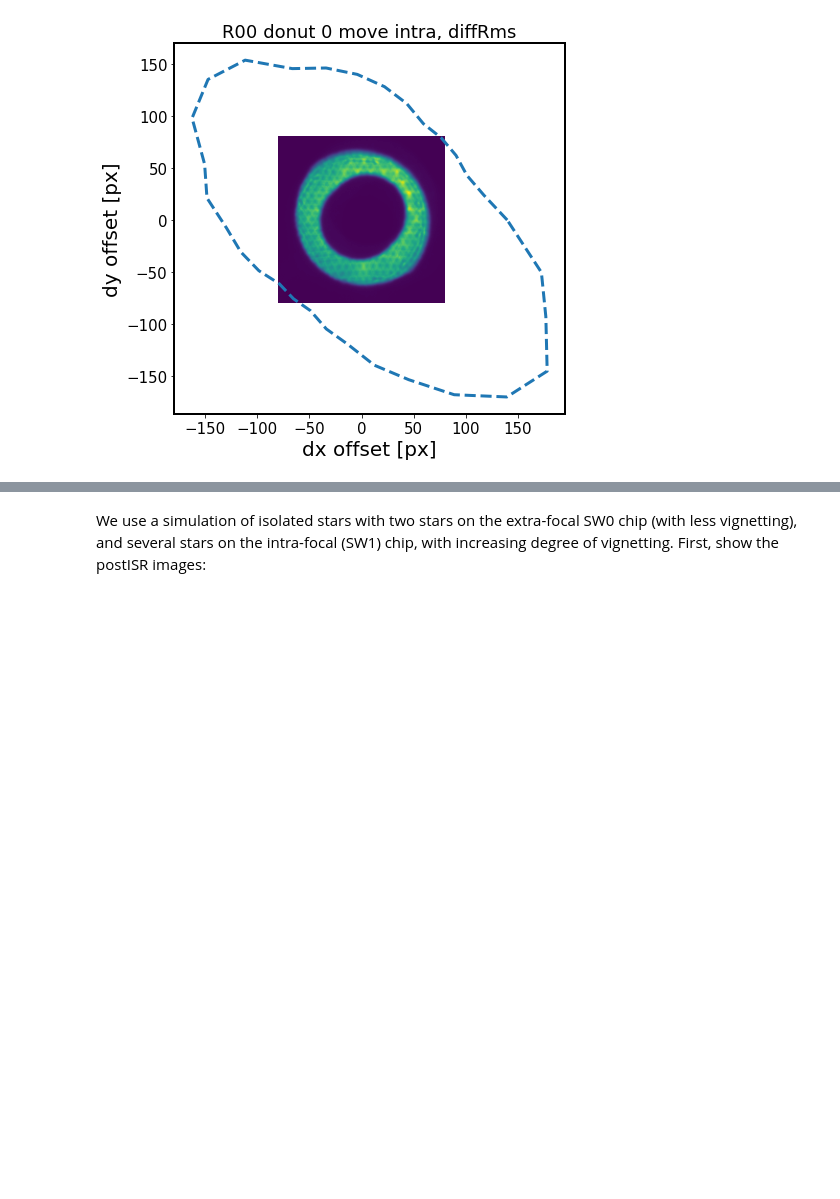
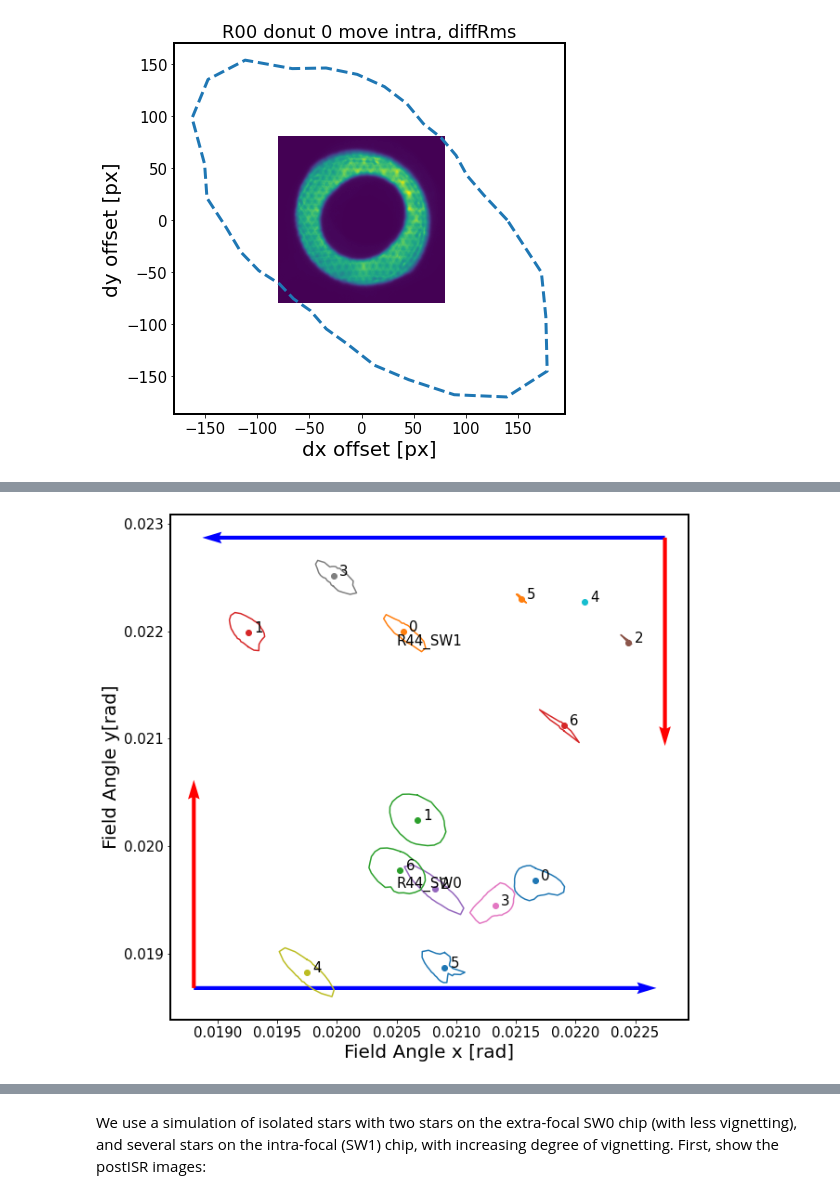
Before and after one commit to lsst-sitcom/sitcomtn-044, a Jupyter notebook: index.ipynb, the cells around one changed output, grey strips where cells are left out. Saved outputs shown, nothing was run; the diff lists cells and outputs as text; code cells hidden in the pictures; blank space fills up the shorter version.

```diff
--- a/index.ipynb
+++ b/index.ipynb
@@ -326,7 +343,9 @@ Having calculated circle of RMS difference for multiple donuts, we plot these in
 # Load the stamps
 instrument = 'LSSTCam'
 collection = 'ts_phosim_9006070'
-
+out_dir = 'DM-33104'
+repo_name = 'masks_DM-33104/wfs/cwfs_ps1_high_density_10_DM-34565/phosimData/'
+repo_dir = os.path.join(path_to_project, repo_name)
 def extract_max_radius(results):
     dxPxLastArr = []
     dyPxLastArr = []
@@ -341,8 +360,8 @@ def extract_max_radius(results):
 
 # iterate over all sensors
 summary = {}
-
-for sensor in ['R04']:
+experiment_index = 2
+for sensor in ['R44',]:
     donutStampsExtra, extraFocalCatalog = func.get_butler_stamps(repo_dir,instrument=instrument,
                                           iterN=0, detector=f"{sensor}_SW0",
                                           dataset_type = 'donutStampsExtra',
@@ -355,7 +374,8 @@ for sensor in ['R04']:
 
 
     # iterate over all donuts
-    for i in range(3):
+    nDonuts = min(len(donutStampsExtra), len(donutStampsIntra))
+    for i in range(nDonuts):
         donutIntra = donutStampsIntra[i]
         donutExtra = donutStampsExtra[i]
 
@@ -365,8 +385,12 @@ for sensor in ['R04']:
             key = f'{sensor}_{i}_{defocal}'
             summary[key] = {}
 
-            fname = f'{sensor}_donut_{i}_{defocal}_offset_results_circle.npy'
-            fpath = os.path.join(path_to_project, 'AOS', fname)
+            i_in = i
+            i_ex = i_in
+            fname = f'exp-{experiment_index}_{sensor}_circle_ex-{i_ex}_in-{i_in}_move_{defocal}.npy'
+            fpath = os.path.join(out_dir, fname)
+
+
             results = np.load(fpath, allow_pickle=True).item()
 
             # extract the zone reached when diffRms >= 1 nm
@@ -397,30 +421,105 @@ for sensor in ['R04']:
 
             centroid = donut.centroid_position
             centroidFieldAngle = transform.applyForward(centroid)
 
             # transform outline from donut px coords (via centroid)
             # to detector px coords (via transform) to field coords
             ys = dxNew+centroid.y # treat x as y due to transpose done by ts_wep
             xs = dyNew+centroid.x
 
             fps = [Point2D(fpx_, fpy_) for fpx_, fpy_ in zip(xs, ys)]
 
             pixels = transform.applyForward(fps)
 
             # this is now in field angle coords, i.e. radians
             fpx = [pixel.x for pixel in pixels]
             fpy = [pixel.y for pixel in pixels]
 
 
             # finally get detector center in field angle coord
             center = detector.getCenter(FIELD_ANGLE)
 
             summary[key]['dxOutlineRad'] = fpx
             summary[key]['dyOutlineRad'] = fpy
             summary[key]['centroidDetector'] = centroid
             summary[key]['centroidFieldAngle'] = centroidFieldAngle
             summary[key]['zeroFieldAngle'] = zero
             summary[key]['xHatFieldAngle'] = xhat
             summary[key]['yHatFieldAngle'] = yhat
             summary[key]['detectorCenterFieldAngle'] = center
             summary[key]['detectorName'] = detector.getName()
+
+
+# plot the figure
+fig,ax = plt.subplots(1,1,figsize=(10,10))
+# for coordinates definitions, see https://sitcomtn-003.lsst.io/
+coordinates = 'DVCS' # or "CCS"
+
+detectors_plotted = []
+for key in summary.keys():
+    xhat = summary[key]['xHatFieldAngle']
+    yhat = summary[key]['yHatFieldAngle']
+    zero = summary[key]['zeroFieldAngle']
+    fpx = summary[key]['dxOutlineRad']
+    fpy = summary[key]['dyOutlineRad']
+    centroidFocal = summary[key]['centroidFieldAngle']
+    centroid = summary[key]['centroidDetector']
+
+    # plot lines
+    if coordinates == 'DVCS':
+        ax.plot(fpx,fpy)
+
+    elif coordinates == 'CCS':
+        ax.plot(fpy,fpx)
+
+    if coordinates == 'DVCS':
+        ax.scatter(centroidFocal.x, centroidFocal.y)
+    elif coordinates == 'CCS':
+        ax.scatter(centroidFocal.y, centroidFocal.x)
+
+    detector, donut, defocal = key.split('_')
+
+    # plot donut name
+    # DVCS
+    if coordinates == 'DVCS':
+        ax.text(centroidFocal.x+5*1e-5, centroidFocal.y, donut, fontsize=15)
+    # CCS
+    elif coordinates == 'CCS':
+        ax.text(centroidFocal.y+5*1e-5, centroidFocal.x, donut, fontsize=15)
+
+    # plot the detector outline and names just once
+    det_defocal = ''.join([detector,defocal])
+    if det_defocal not in detectors_plotted:
+
+        # DVCS : default DM mapping
+        if coordinates == 'DVCS':
+            ax.quiver(zero.x, zero.y, xhat.x-zero.x, xhat.y-zero.y, color='blue',lw=2,
+                      scale_units='xy', angles='xy', scale=1)
+            ax.quiver(zero.x, zero.y, yhat.x-zero.x, yhat.y-zero.y, color='red', lw=2,
+                      scale_units='xy', angles='xy', scale=1)
+        elif coordinates == 'CCS':
+            # CCS: transpose of DVCS
+            ax.quiver(zero.y, zero.x, xhat.y-zero.y, xhat.x-zero.x, color='blue',lw=2,
+                   scale_units='xy', angles='xy', scale=1)
+            ax.quiver(zero.y, zero.x, yhat.y-zero.y, yhat.x-zero.x, color='red', lw=2,
+                  scale_units='xy', angles='xy', scale=1)
+
+        center = summary[key]['detectorCenterFieldAngle']
+        txt = f"{summary[key]['detectorName']}"
+        if coordinates == 'DVCS':
+            # DVCS
+            text_x, text_y = center.x, center.y
+        elif coordinates == 'CCS':
+            # CCS
+            text_y, text_x = center.x, center.y
+
+        ax.text(text_x, text_y, txt,
+                 fontsize=15, horizontalalignment='center',
+                 verticalalignment='center',)# rotation=rotation)
+
+        detectors_plotted.append(det_defocal)
+ax.set_xlabel('Field Angle x [rad]')
+ax.set_ylabel('Field Angle y[rad]')
+plt.savefig(f'{sensor}_diffRms_circle.png', bbox_inches='tight')
+# %% [output]
+[figure, added]
```
Also changed, not shown: parts of 21 cells of this notebook.
